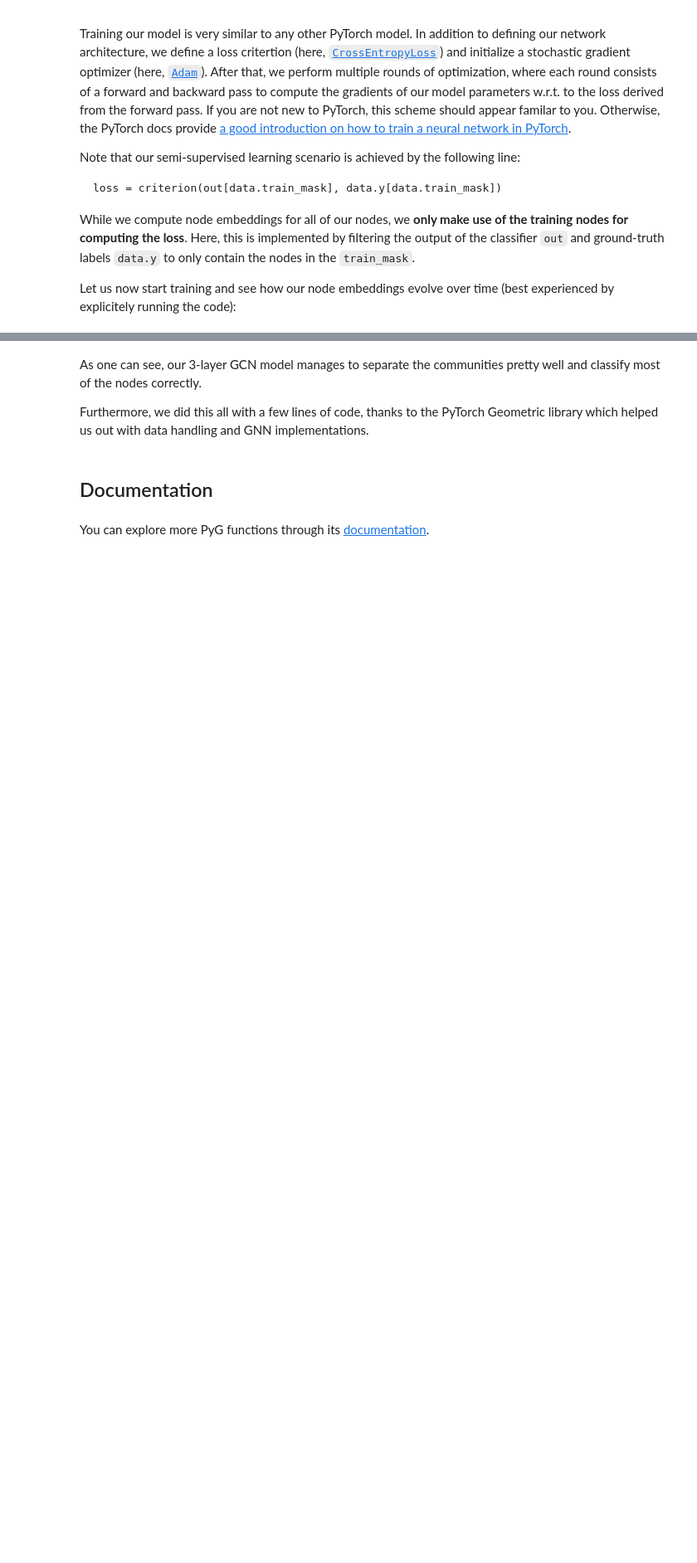
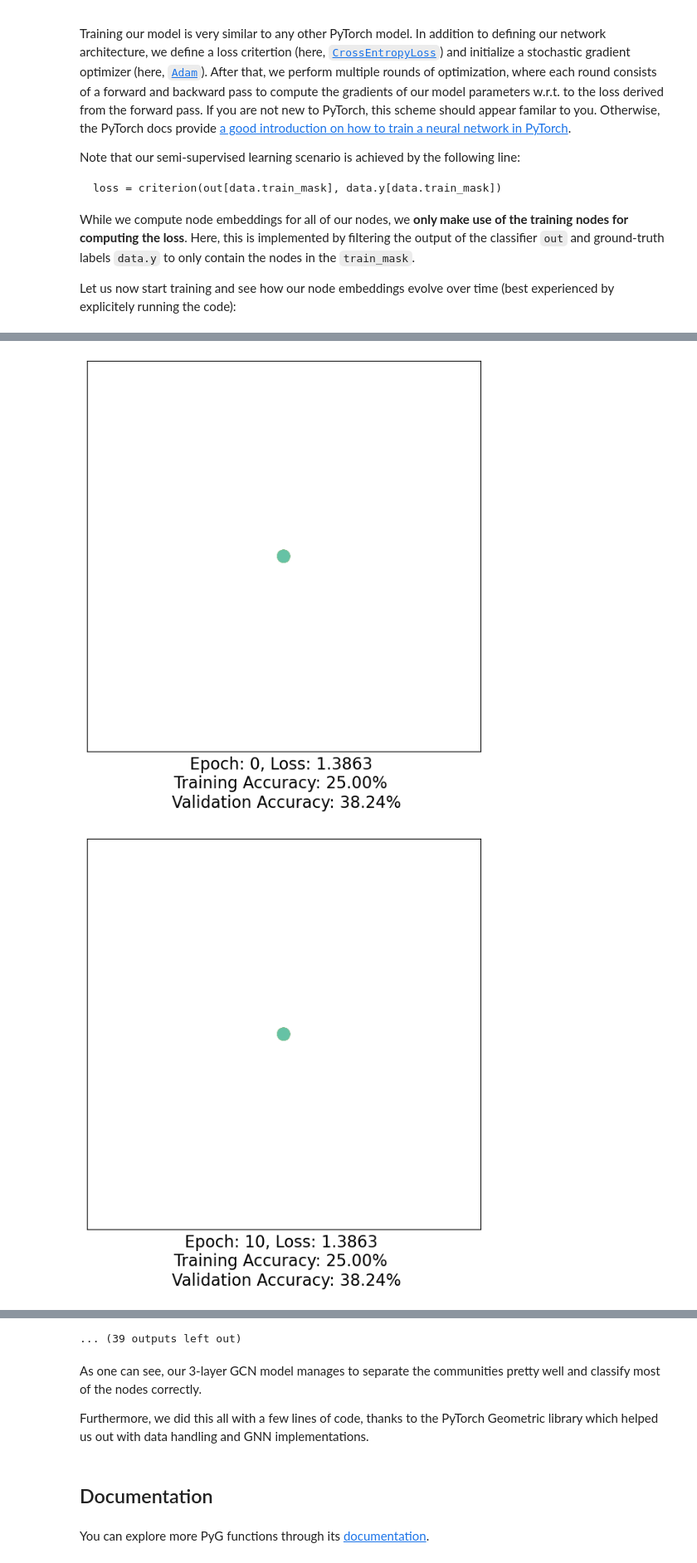
Before and after one commit to BaslaSiripatana/GNN_Learning, a Jupyter notebook: CS224W_Colab_0.ipynb, the cells around one changed output, grey strips where cells are left out. Shown at 83% size. Cells and saved outputs as stored; diff of their text form; code cells hidden in the pictures; blank space fills up the shorter version.

Commit message:
colab0 finish

```diff
--- a/CS224W_Colab_0.ipynb
+++ b/CS224W_Colab_0.ipynb
@@ -516,0 +572,34 @@ for epoch in range(500):
+# %%
+import time
+import torch
+from IPython.display import Javascript  # For visualization in Colab
+
+# Adjust output cell height for better visualization
+display(Javascript('''google.colab.output.setIframeHeight(0, true, {maxHeight: 430})'''))
+
+# Improved model and training configuration
+hidden_dim1 = 16
+hidden_dim2 = 16
+output_dim = 2
+optimizer = torch.optim.Adam(model.parameters(), lr=0.005)  # Adjust learning rate
+
+def train(data):
+    optimizer.zero_grad()
+    out, h = model(data.x, data.edge_index)
+    loss = criterion(out[data.train_mask], data.y[data.train_mask])
+    loss.backward()
+    optimizer.step()
+
+    accuracy = {}
+    predicted_classes = torch.argmax(out, dim=1)
+    accuracy['train'] = (predicted_classes[data.train_mask] == data.y[data.train_mask]).float().mean()
+    accuracy['val'] = (predicted_classes == data.y).float().mean()
+
+    return loss, h, accuracy
+
+for epoch in range(500):
+    loss, h, accuracy = train(data)
+    if epoch % 10 == 0:
+        visualize(h, color=data.y, epoch=epoch, loss=loss, accuracy=accuracy)
+        time.sleep(0.3)
+# %% [output]
@@ -516,0 +607,2 @@ for epoch in range(500):
+[figure, added]
+[figure, added]
@@ -517,3 +618,4 @@ for epoch in range(500):
+... (39 outputs left out)
 # %% [markdown]
 As one can see, our 3-layer GCN model manages to separate the communities pretty well and classify most of the nodes correctly.
 
```
Also changed, not shown: parts of 19 cells of this notebook.
